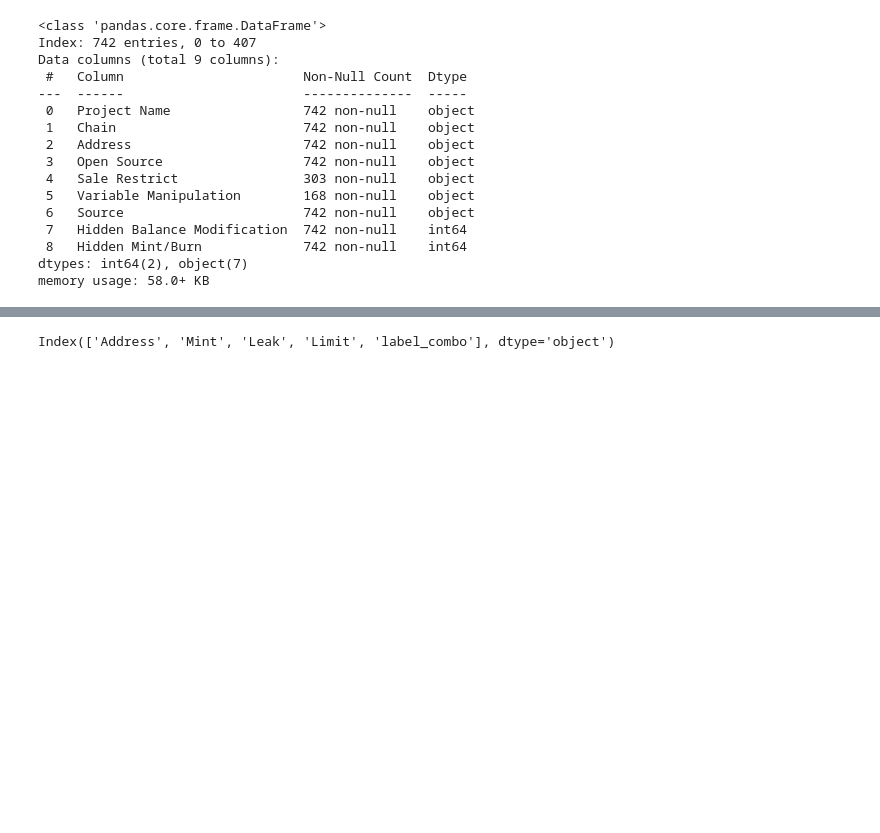
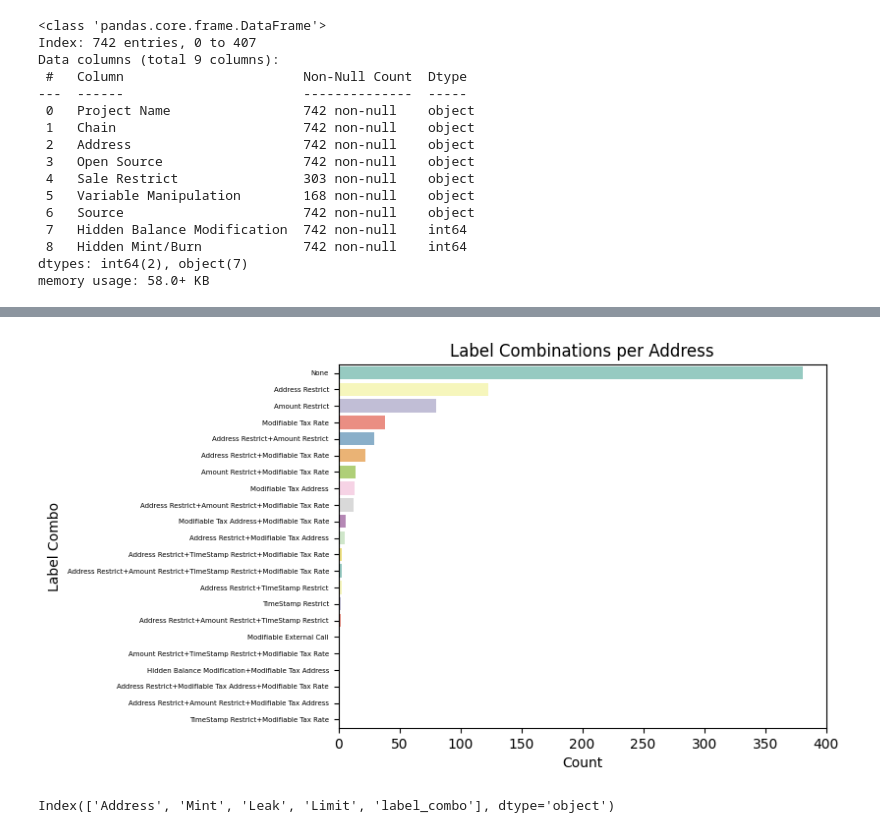
Before and after one commit to patorsiang/rugpull-detection-msc-kent-2025, a Jupyter notebook: ML/notebooks/0_eda_visualisation.ipynb, the cells around one changed output, grey strips where cells are left out. Cells and saved outputs as stored; diff of their text form; code cells hidden in the pictures; blank space fills up the shorter version.

```diff
--- a/ML/notebooks/0_eda_visualisation.ipynb
+++ b/ML/notebooks/0_eda_visualisation.ipynb
@@ -516,0 +526,9 @@ for label in label_cols:
+# %%
+rphunter_df['label_combo'] = rphunter_df[label_cols].apply(
+    lambda row: '+'.join([label for label in label_cols if row[label] == 1]) or 'None',
+    axis=1
+)
+
+# Count combinations
+combo_counts = rphunter_df['label_combo'].value_counts()
+combo_counts
@@ -517,2 +553,11 @@ for label in label_cols:
+# %%
+sns.barplot(x=combo_counts.values, y=combo_counts.index, palette="Set3")
+plt.title("Label Combinations per Address")
+plt.xlabel("Count")
+plt.ylabel("Label Combo")
+plt.yticks(fontsize=5)
+plt.show()
+# %% [output]
+[figure, added]
 # %%
 ground_df = ground_df.rename(columns={'address': 'Address'})
```
Also changed, not shown: parts of 41 cells of this notebook, 5 other files.
